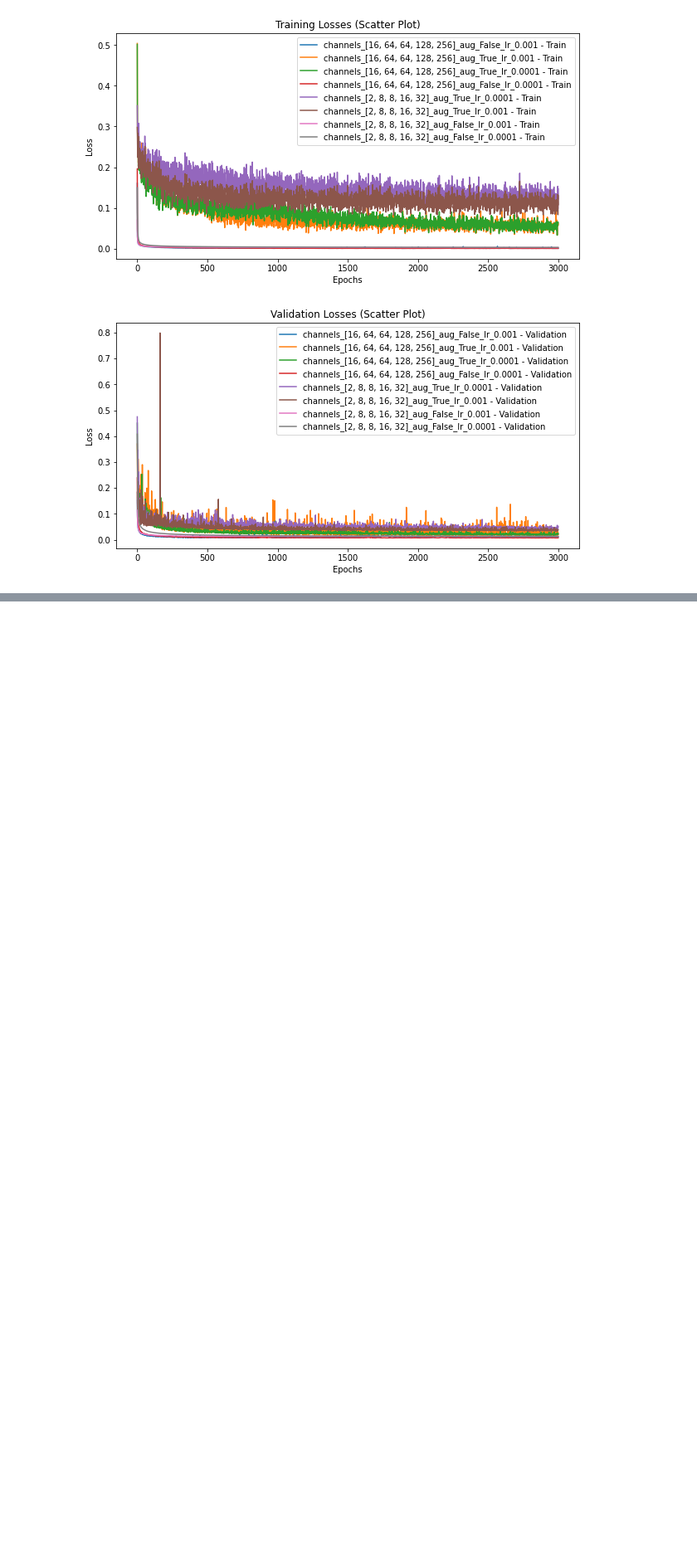
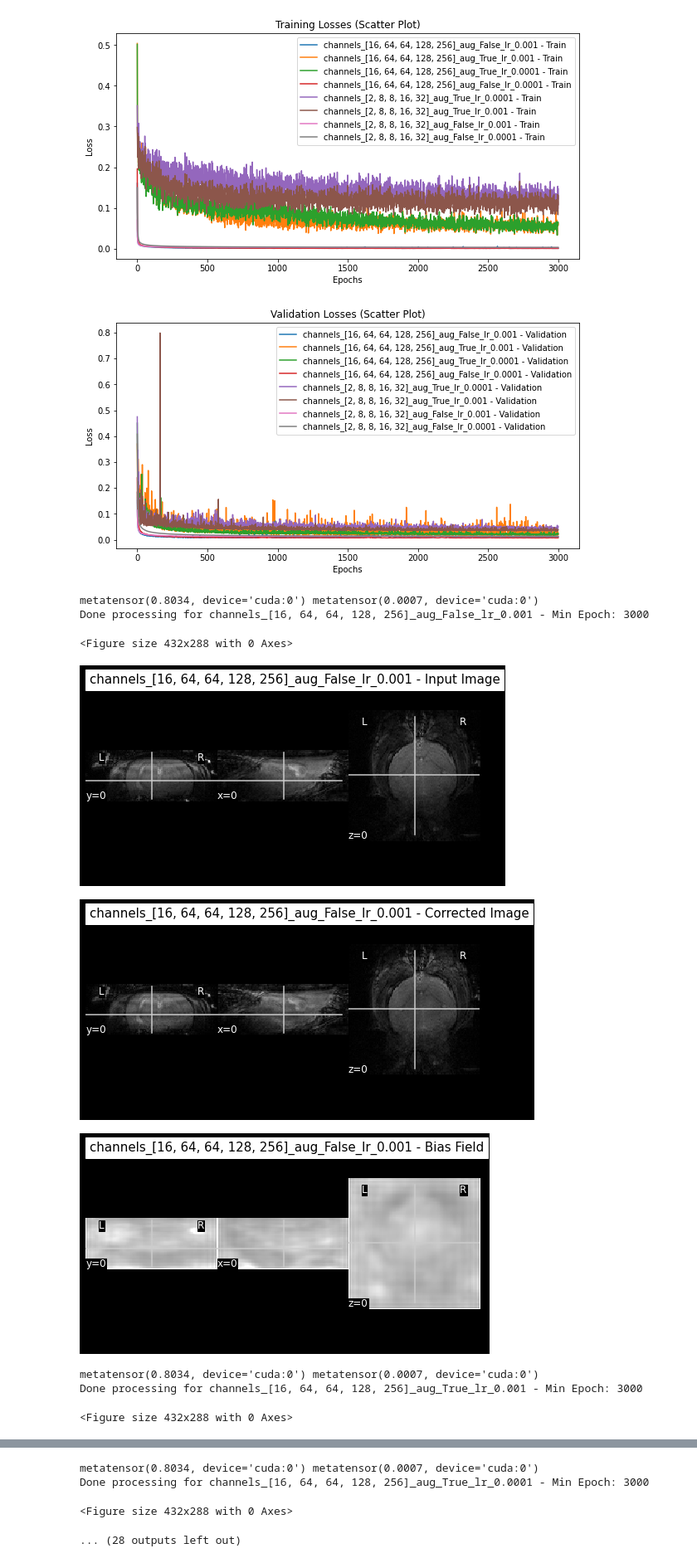
Before and after one commit to MouseSuite/rodbfc, a Jupyter notebook: main_testing_hard_cases.ipynb, the cells around one changed output, grey strips where cells are left out. Shown at 83% size. Cells and saved outputs as stored; diff of their text form; code cells hidden in the pictures; blank space fills up the shorter version.

```diff
--- a/main_testing_hard_cases.ipynb
+++ b/main_testing_hard_cases.ipynb
@@ -41,12 +37,16 @@ for subdir in os.listdir(main_directory):
 
             # Extract train and validation losses
             train_loss, val_loss = extract_losses(loss_file_name)
+
             train_loss = train_loss[0:3000]
             val_loss = val_loss[0:3000]
+           # min_val_loss_epoch = np.argmin(val_loss)
+            min_val_loss_epoch = 3000
+
 
             # Append to the lists
             all_train_losses.append((range(len(train_loss)), train_loss, subdir))
-            all_val_losses.append((range(len(val_loss)), val_loss, subdir))
+            all_val_losses.append((range(len(val_loss)), val_loss, min_val_loss_epoch, subdir))
 
 # Scatter plot for training losses
 plt.figure(figsize=(10, 5))
@@ -63,7 +63,7 @@ plt.show()
 # Scatter plot for validation losses
 plt.figure(figsize=(10, 5))
 for data in all_val_losses:
-    epochs, val_loss, label = data
+    epochs, val_loss, min_val_loss_epoch, label = data
     plt.plot(epochs, val_loss, label=f'{label} - Validation')
 
 plt.title('Validation Losses (Scatter Plot)')
@@ -74,3 +74,70 @@ plt.show()
 # %% [output]
 [figure]
 [figure]
+# %%
+from nilearn.plotting import plot_anat
+import nilearn
+nilearn.EXPAND_PATH_WILDCARDS = False
+# Process each item in all_val_losses
+results_directory = "/project/ajoshi_27/code_farm/rodbfc/results"
+
+# Create the results directory if it doesn't exist
+if not os.path.exists(results_directory):
+    os.makedirs(results_directory)
+
+for i, data in enumerate(all_val_losses):
+    epochs, val_loss, min_val_loss_epoch, subdir = data
+
+    # Look for the model file in the subdirectory
+    model_files = [file for file in os.listdir(os.path.join(main_directory, subdir)) if file.startswith('bias_field_correction_model_') and file.endswith(f'_{min_val_loss_epoch}.pth')]
+
+    if model_files:
+        model_file_name = model_files[0]
+        model_file_path = os.path.join(main_directory, subdir, model_file_name)
+
+        # Construct paths for output files with subdir information
+        test_image_path = '/project/ajoshi_27/code_farm/rodbfc/sub-002_ses-1_acq-RARE_T2w.nii.gz'  # Use your actual test image name
+        subdir_info = subdir.replace(',', '').replace('(', '').replace(')', '').replace(' ', '_')
+        output_prefix = f'{subdir_info}_epoch_{min_val_loss_epoch}'
+
+
+        test_image_name = os.path.splitext(os.path.splitext(os.path.basename(test_image_path))[0])[0]
+        test_corrected_image_path = os.path.join(results_directory, f'{test_image_name}_{output_prefix}_corrected.nii.gz')
+        bias_file_path = os.path.join(results_directory, f'{test_image_name}_{output_prefix}_bias.nii.gz')
+
+
+        # Remove existing output files if they exist
+        for output_file_path in [test_corrected_image_path, bias_file_path]:
+            if os.path.exists(output_file_path):
+                os.remove(output_file_path)
+
+        # Run the processing code
+        cmd = f'/project/ajoshi_27/code_farm/rodbfc/rodbfc.py -i {test_image_path} -m "{model_file_path}" -o {test_corrected_image_path} -b {bias_file_path}'
+        os.system(cmd)
+
+
+        print(f'Done processing for {subdir} - Min Epoch: {min_val_loss_epoch}')
+
+        # Plotting
+        plt.figure()
+        #plt.subplot(3, 1, 1)
+        plot_anat(test_image_path, title=f'{subdir} - Input Image', vmin=0, vmax=15000, cut_coords=(0, 0, 0))
+
+        #plt.subplot(3, 1, 2)
+        plot_anat(test_corrected_image_path, title=f'{subdir} - Corrected Image', vmin=0, vmax=15000, cut_coords=(0, 0, 0))
+
+        #plt.subplot(3, 1, 3)
+        plot_anat(bias_file_path, title=f'{subdir} - Bias Field', vmin=-2, vmax=2, cut_coords=(0, 0, 0))
+
+        #plt.tight_layout()
+        plt.show()
+# %% [output]
+metatensor(0.8034, device='cuda:0') metatensor(0.0007, device='cuda:0')
+Done processing for channels_[16, 64, 64, 128, 256]_aug_False_lr_0.001 - Min Epoch: 3000
+<Figure size 432x288 with 0 Axes>
+[figure, added]
+[figure, added]
+[figure, added]
+metatensor(0.8034, device='cuda:0') metatensor(0.0007, device='cuda:0')
+Done processing for channels_[16, 64, 64, 128, 256]_aug_True_lr_0.001 - Min Epoch: 3000
+<Figure size 432x288 with 0 Axes>
@@ -77 +147,5 @@ plt.show()
+metatensor(0.8034, device='cuda:0') metatensor(0.0007, device='cuda:0')
+Done processing for channels_[16, 64, 64, 128, 256]_aug_True_lr_0.0001 - Min Epoch: 3000
+<Figure size 432x288 with 0 Axes>
+... (28 outputs left out)
 # %%
```
Also changed, not shown: parts of 4 cells of this notebook, 1 other file.
